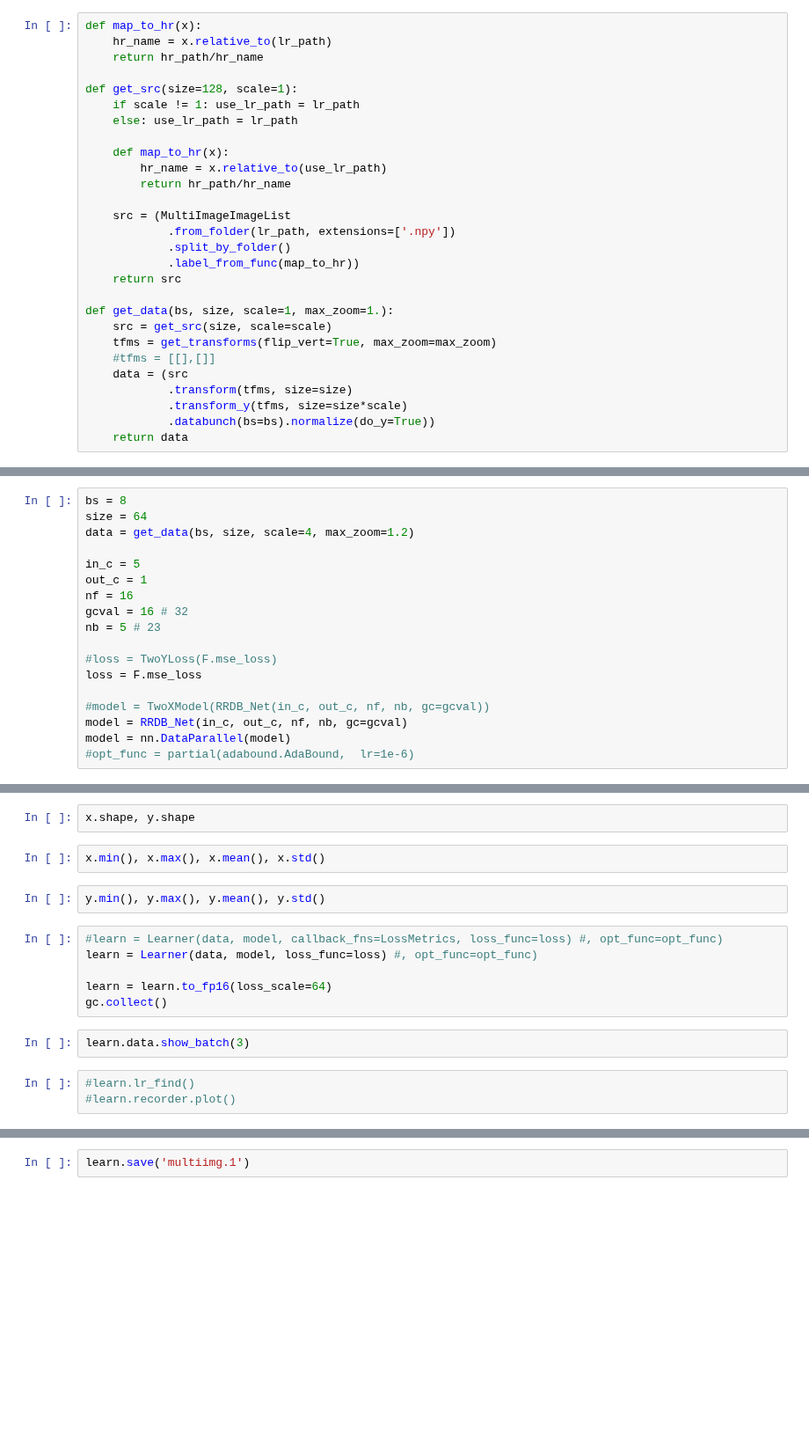
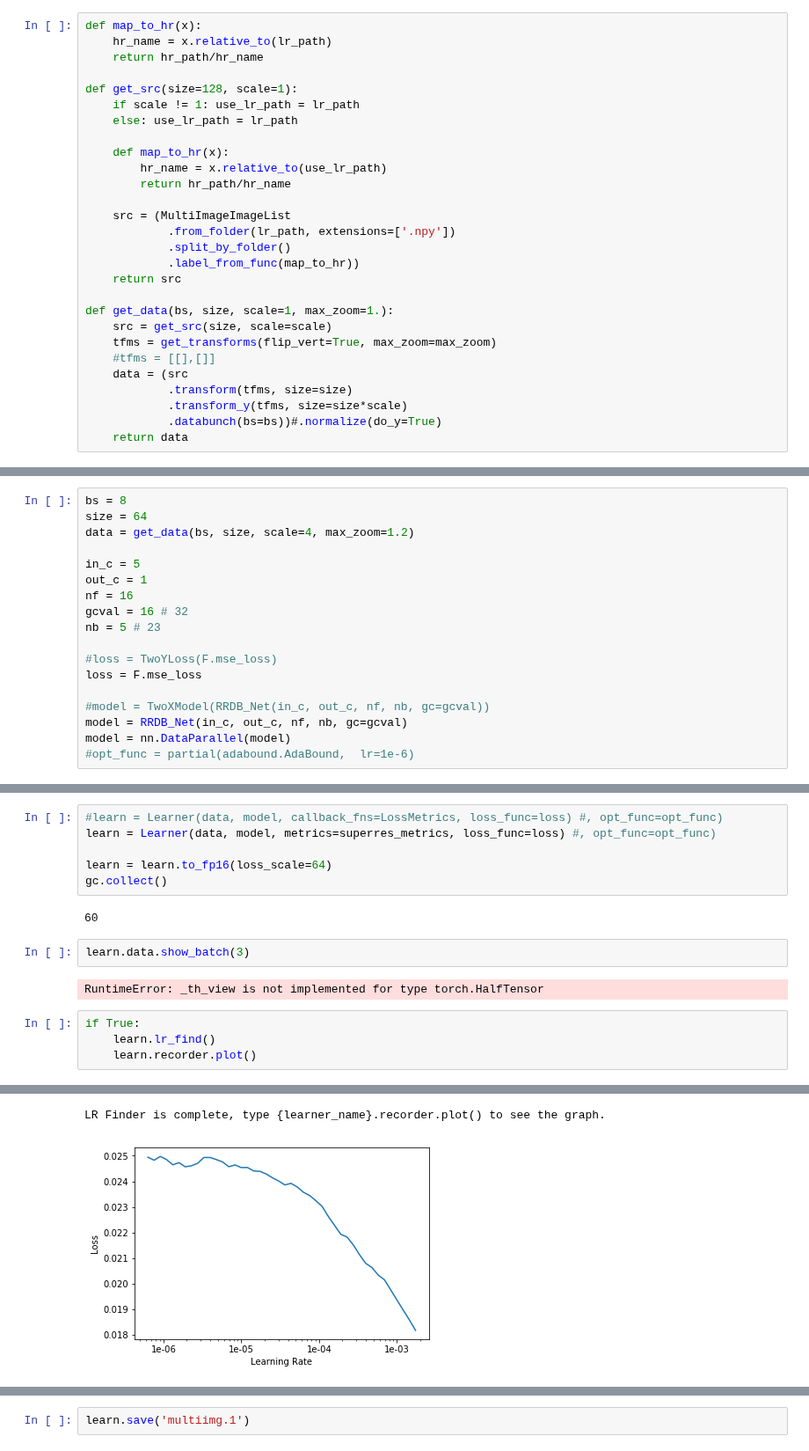
Before and after one commit to WAMRI-AI/salk, a Jupyter notebook: uri/multiframe_001-wdsr.ipynb, the cells around one changed output, grey strips where cells are left out. Shown at 88% size. Saved outputs shown, nothing was run; the diff lists cells and outputs as text; blank space fills up the shorter version.

```diff
--- a/uri/multiframe_001-wdsr.ipynb
+++ b/uri/multiframe_001-wdsr.ipynb
@@ -202,7 +202,7 @@ def get_data(bs, size, scale=1, max_zoom=1.):
     data = (src
             .transform(tfms, size=size)
             .transform_y(tfms, size=size*scale)
-            .databunch(bs=bs).normalize(do_y=True))
+            .databunch(bs=bs))#.normalize(do_y=True)
     return data
 # %%
 torch.cuda.device_count()
@@ -274,17 +268,17 @@ x,y = data.one_batch()
-# %%
-x.shape, y.shape
-# %%
-x.min(), x.max(), x.mean(), x.std()
-# %%
-y.min(), y.max(), y.mean(), y.std()
 # %%
 #learn = Learner(data, model, callback_fns=LossMetrics, loss_func=loss) #, opt_func=opt_func)
-learn = Learner(data, model, loss_func=loss) #, opt_func=opt_func)
+learn = Learner(data, model, metrics=superres_metrics, loss_func=loss) #, opt_func=opt_func)
 
 learn = learn.to_fp16(loss_scale=64)
 gc.collect()
+# %% [output]
+60
 # %%
 learn.data.show_batch(3)
+# %% [output]
+RuntimeError: _th_view is not implemented for type torch.HalfTensor
 # %%
-#learn.lr_find()
-#learn.recorder.plot()
+if True:
+    learn.lr_find()
+    learn.recorder.plot()
+# %% [output]
@@ -291 +286,3 @@ learn.data.show_batch(3)
+LR Finder is complete, type {learner_name}.recorder.plot() to see the graph.
+[figure, added]
 # %%
```
Also changed, not shown: parts of 36 cells of this notebook, 2 other files.
